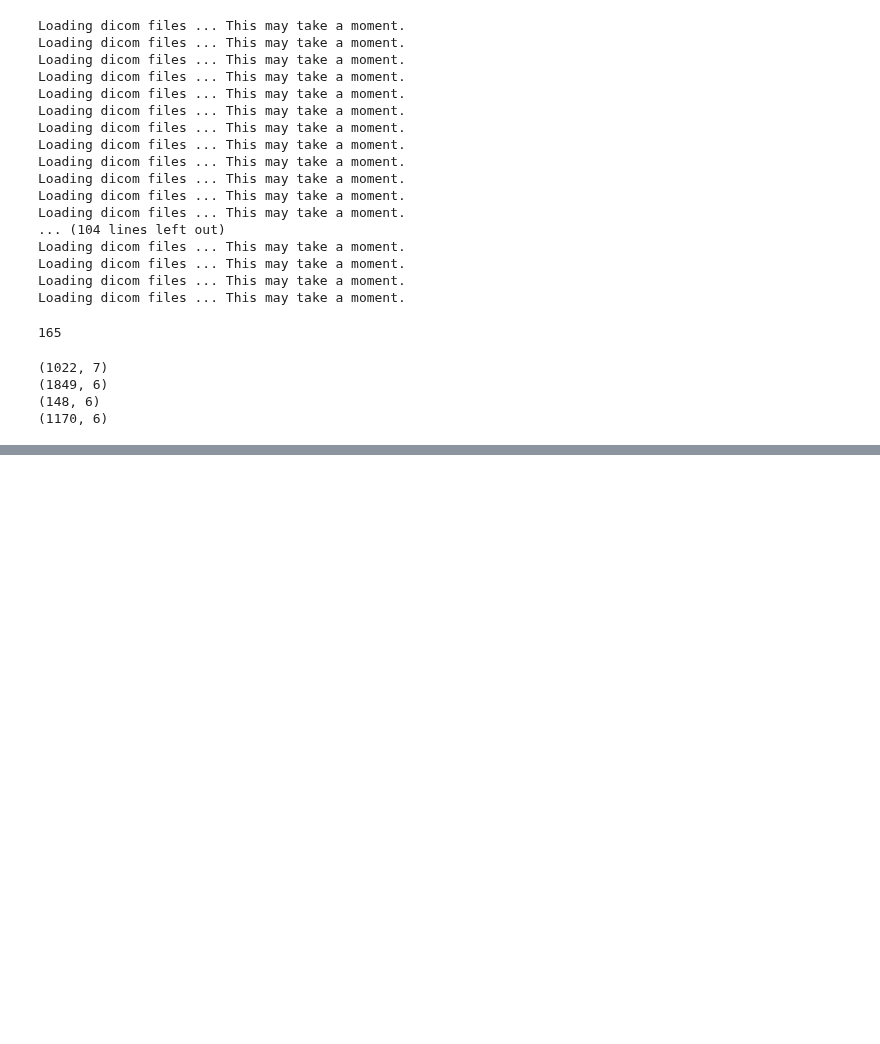
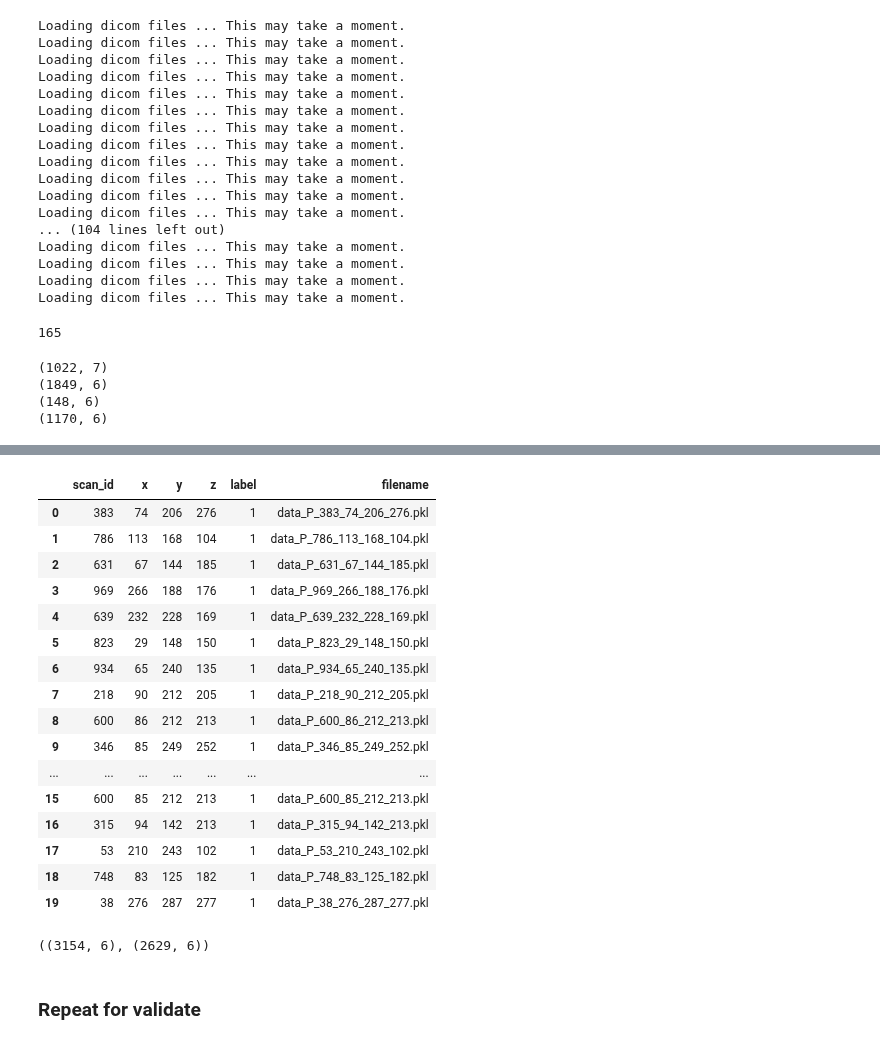
Before and after one commit to MariamQusai/DLToolboxImg, a Jupyter notebook: NoduleSegmentation.ipynb, the cells around one changed output, grey strips where cells are left out. Saved outputs shown, nothing was run; the diff lists cells and outputs as text; code cells hidden in the pictures; blank space fills up the shorter version.

Commit message:
training model 3

```diff
--- a/NoduleSegmentation.ipynb
+++ b/NoduleSegmentation.ipynb
@@ -1215,0 +1219,17 @@ if True:
+# %%
+ds_train = 'train'
+ds_test = 'test'
+ds_valid = 'valid'
+# %%
+ds_type = ds_train
+
+root_path = '/home/mas/x110/Datasets/Dataset5/'
+tmp_path = root_path + "tmp/"
+processed_path = root_path +"processed/"
+
+fname_df = 'df_'+ds_type+'.csv'
+
+interm_dir2 = tmp_path+ds_type+'/pos/'
+
+import pandas as pd
+df0=pd.read_csv(processed_path+fname_df,index_col=0)
@@ -1215,0 +1245,28 @@ if True:
+# %%
+df = df0[df0['label']==1]
+
+df = df.reset_index(drop=True)
+# %%
+df.head(20)
+# %% [output]
+|  | scan_id | x | y | z | label | filename |
+| 0 | 383 | 74 | 206 | 276 | 1 | data_P_383_74_206_276.pkl |
+| 1 | 786 | 113 | 168 | 104 | 1 | data_P_786_113_168_104.pkl |
+| 2 | 631 | 67 | 144 | 185 | 1 | data_P_631_67_144_185.pkl |
+| 3 | 969 | 266 | 188 | 176 | 1 | data_P_969_266_188_176.pkl |
+| 4 | 639 | 232 | 228 | 169 | 1 | data_P_639_232_228_169.pkl |
+| 5 | 823 | 29 | 148 | 150 | 1 | data_P_823_29_148_150.pkl |
+| 6 | 934 | 65 | 240 | 135 | 1 | data_P_934_65_240_135.pkl |
+| 7 | 218 | 90 | 212 | 205 | 1 | data_P_218_90_212_205.pkl |
+| 8 | 600 | 86 | 212 | 213 | 1 | data_P_600_86_212_213.pkl |
+| 9 | 346 | 85 | 249 | 252 | 1 | data_P_346_85_249_252.pkl |
+| ... | ... | ... | ... | ... | ... | ... |
+| 15 | 600 | 85 | 212 | 213 | 1 | data_P_600_85_212_213.pkl |
+| 16 | 315 | 94 | 142 | 213 | 1 | data_P_315_94_142_213.pkl |
+| 17 | 53 | 210 | 243 | 102 | 1 | data_P_53_210_243_102.pkl |
+| 18 | 748 | 83 | 125 | 182 | 1 | data_P_748_83_125_182.pkl |
+| 19 | 38 | 276 | 287 | 277 | 1 | data_P_38_276_287_277.pkl |
+# %%
+df0.shape,df.shape
+# %% [output]
+((3154, 6), (2629, 6))
@@ -1215,0 +1316,2 @@ if True:
+# %% [markdown]
+### Repeat for validate
```
Also changed, not shown: parts of 12 cells of this notebook, 1 other file.
